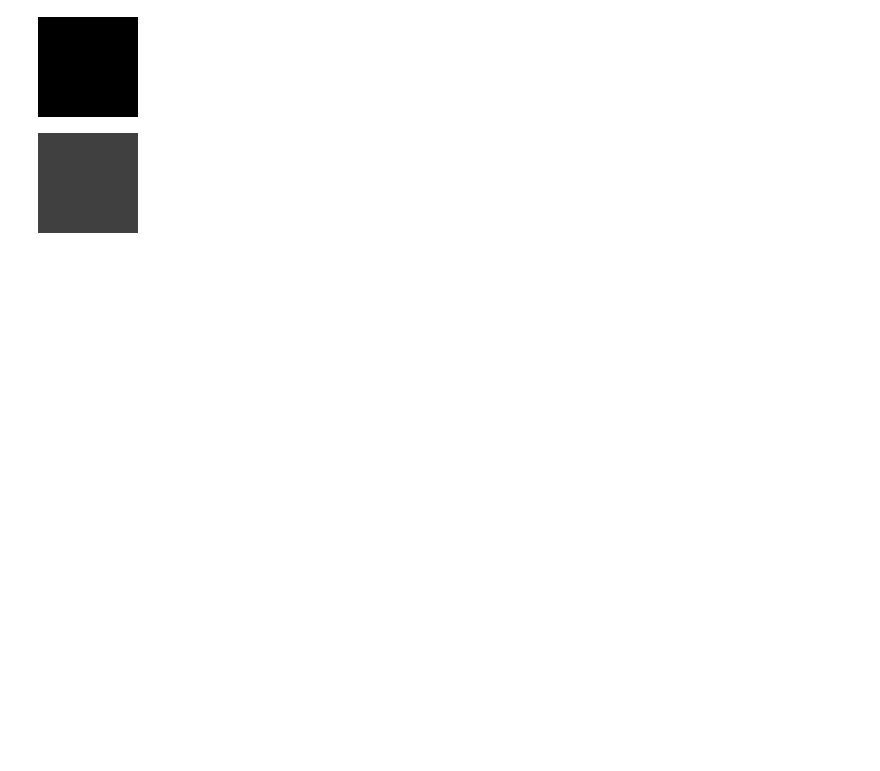
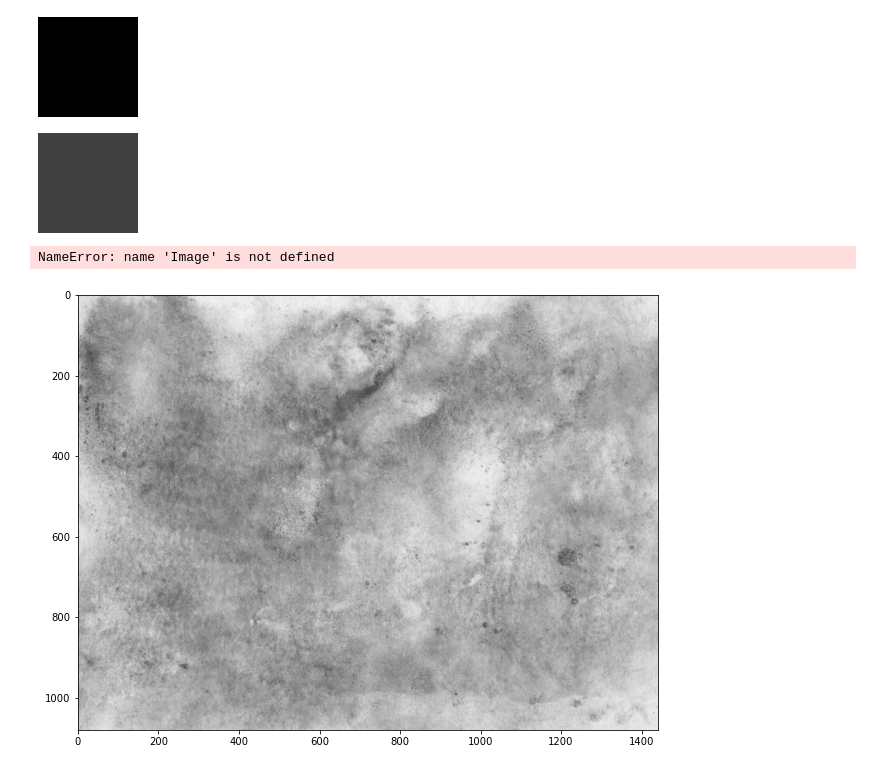
Before and after one commit to CarlKCarlK/anipaint, a Jupyter notebook: notebooks/composite.ipynb, the cells around one changed output. Drawn from its saved outputs; the diff is of its cells as text; code cells hidden in the pictures; blank space fills up the shorter version.

```diff
--- a/notebooks/composite.ipynb
+++ b/notebooks/composite.ipynb
@@ -146,3 +155,15 @@ result.paste(semidark,mask=semidark.getchannel("A"))
 result
 # %% [output]
 [figure]
+# %%
+current_image = Image.open(r"E:\Dropbox\Watercolor Animation Assets\SkinMatte\Comp 2\outputs\cmk12\Comp 2_00000.output.png")
+plt.imshow(current_image)
+plt.show()
+# %% [output]
+NameError: name 'Image' is not defined
+# %%
+background = Image.open(r"E:\Dropbox\Watercolor Animation Assets\BG textures\BG_texture_00000.png")
+plt.imshow(background)
+plt.show()
+# %% [output]
+[figure, added]
```
Also changed, not shown: parts of 7 cells of this notebook, 5 other files.
